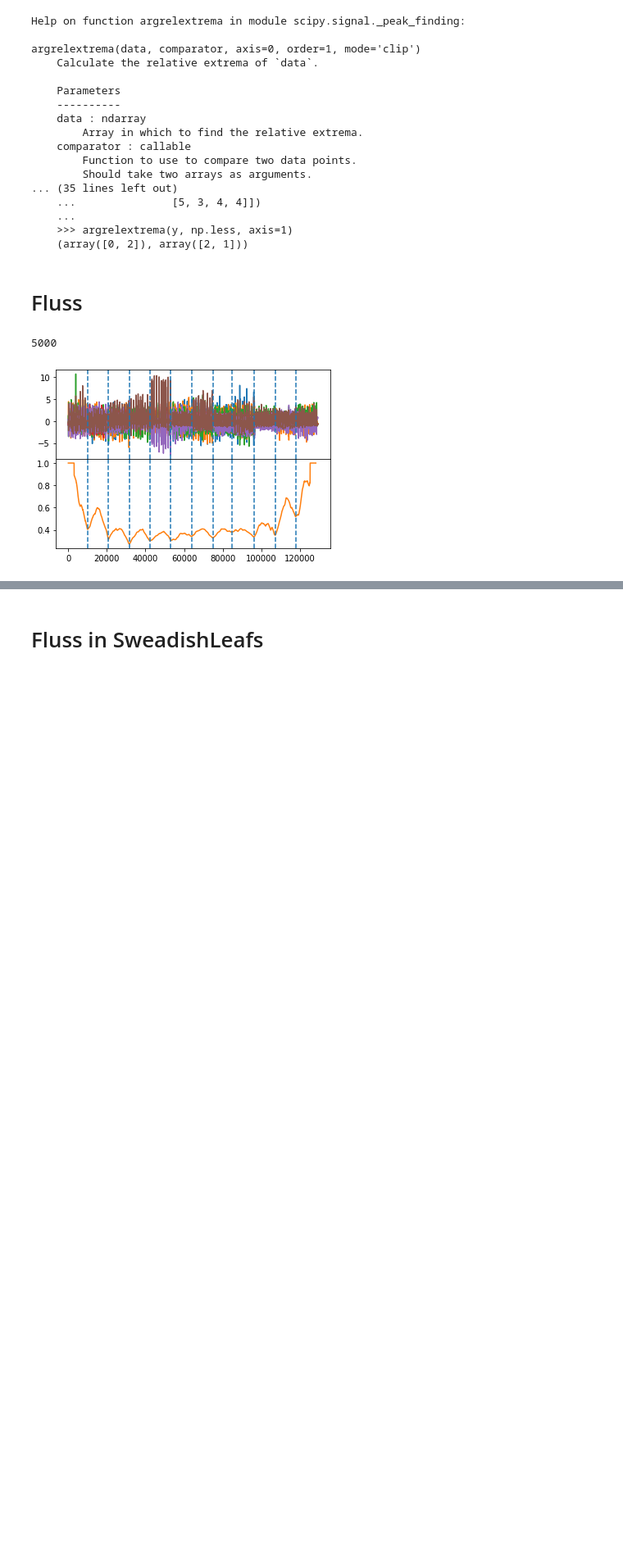
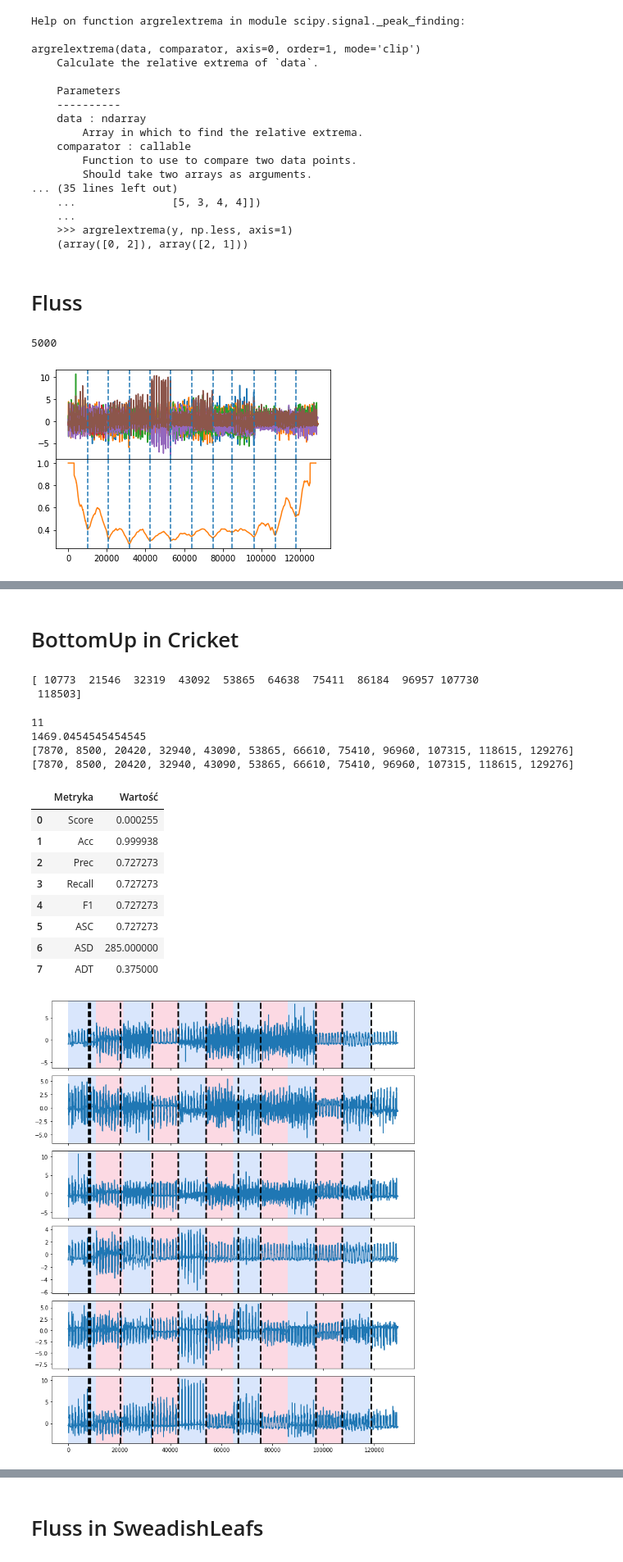
Before and after one commit to damjam212/TimeSeriesSegmentation, a Jupyter notebook: Data_segmentation.ipynb, the cells around one changed output, grey strips where cells are left out. Shown: that part at 82% size. Drawn from its saved outputs; the diff is of its cells as text; code cells hidden in the pictures; blank space fills up the shorter version.

```diff
--- a/Data_segmentation.ipynb
+++ b/Data_segmentation.ipynb
@@ -1620,0 +1621,26 @@ eval
+# %% [markdown]
+# BottomUp in Cricket
+# %%
+print(ch)
+eval,result = predict_change_points(m_data,129276,ch,"normal")
+
+rpt.display(m_data,ch,result)
+print(result)
+eval
+# %% [output]
+[ 10773  21546  32319  43092  53865  64638  75411  86184  96957 107730
+ 118503]
+11
+1469.0454545454545
+[7870, 8500, 20420, 32940, 43090, 53865, 66610, 75410, 96960, 107315, 118615, 129276]
+[7870, 8500, 20420, 32940, 43090, 53865, 66610, 75410, 96960, 107315, 118615, 129276]
+|  | Metryka | Wartość |
+| 0 | Score | 0.000255 |
+| 1 | Acc | 0.999938 |
+| 2 | Prec | 0.727273 |
+| 3 | Recall | 0.727273 |
+| 4 | F1 | 0.727273 |
+| 5 | ASC | 0.727273 |
+| 6 | ASD | 285.000000 |
+| 7 | ADT | 0.375000 |
+[figure, added]
```
Also changed, not shown: parts of 8 cells of this notebook.
